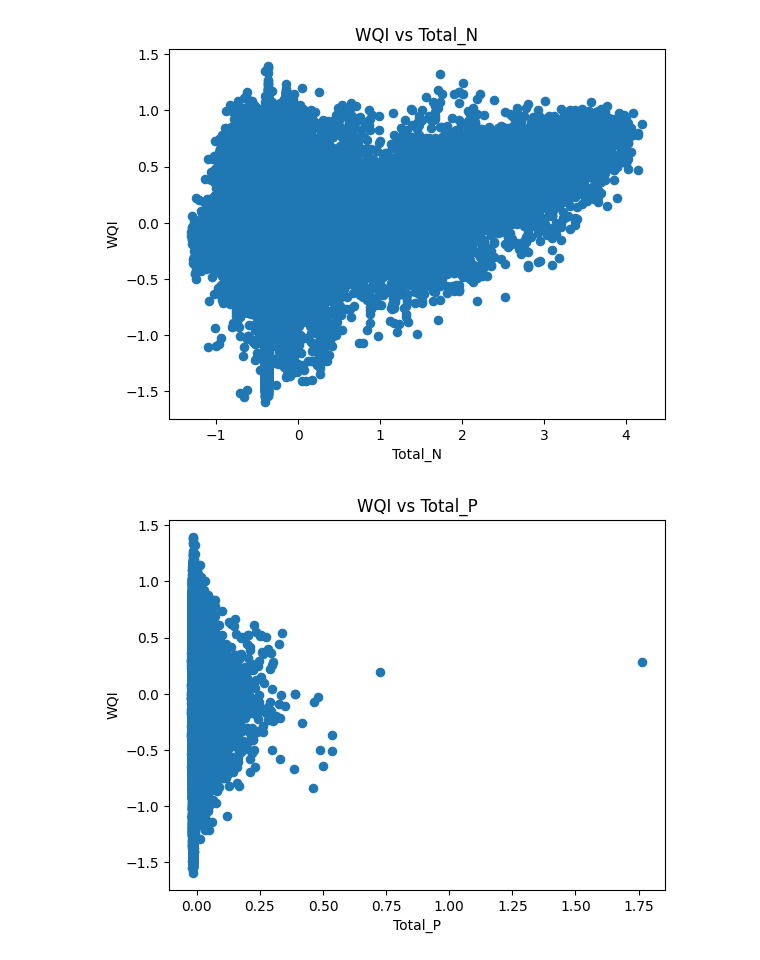
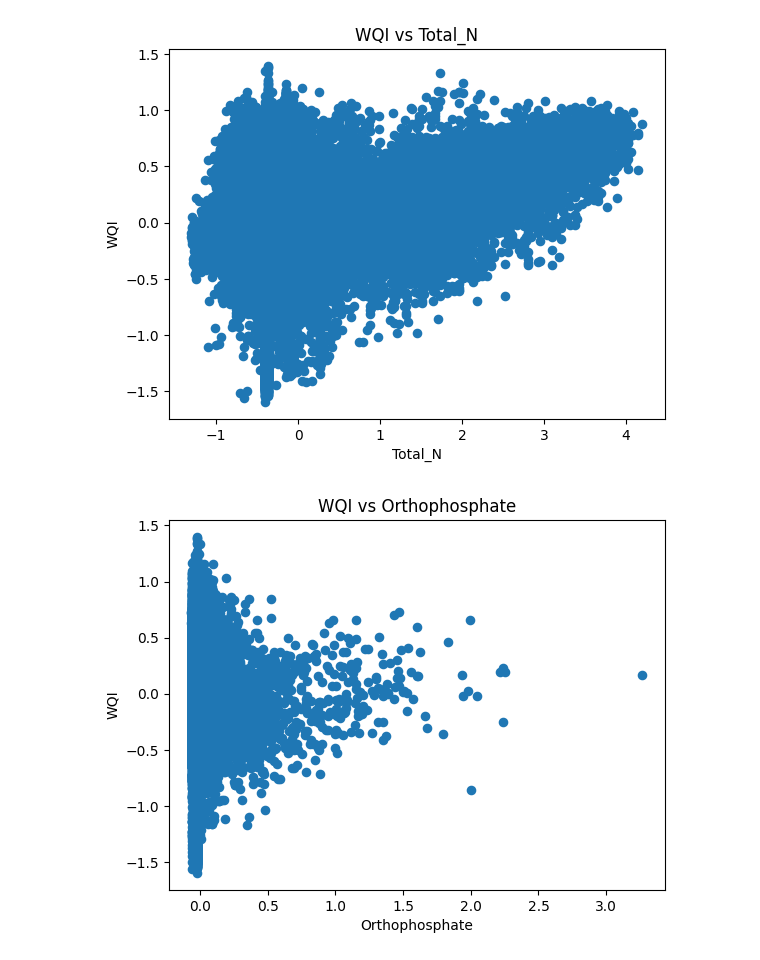
Before and after one commit to Kosiibebugwu/water-quality-ml, a Jupyter notebook: Da&DmRegression.ipynb, the cells around one changed output. Saved outputs shown, nothing was run; the diff lists cells and outputs as text; code cells hidden in the pictures.

```diff
--- a/Da&DmRegression.ipynb
+++ b/Da&DmRegression.ipynb
@@ -10,7 +10,7 @@ import statsmodels.formula.api as smf
 from statsmodels.stats.outliers_influence import variance_inflation_factor
 from statsmodels.stats.stattools import durbin_watson
 # %%
-df = pd.read_csv("/content/water-quality-nooutliers.csv")
+df = pd.read_csv("/content/water-quality-FINAL-cleaned.csv")
 # %%
 #MLR analysis
 import statsmodels.api as sm
@@ -63,12 +62,11 @@ df["WQI"] = (
     df['DO'] * .26 +
     df['Conductivity'] * .11 +
     df['Temperature'] * .15 +
-    df['Total_N'] * .15 +
-    df['Total_P'] * .15
-)
+    df['Orthophosphate'] * .15 +
+    df['Total_N'] * .15)
 # %%
 target = "WQI"
-predictors = ["pH", "DO", "Conductivity", "Total_N", "Total_P"]
+predictors = ["pH", "DO", "Conductivity", "Total_N", "Orthophosphate"]
 
 for col in predictors:
     plt.figure()
@@ -83,5 +81,5 @@ for col in predictors:
-[figure, old version]
+[figure, new version]
-[figure, old version]
+[figure, new version]
 # %%
 X = sm.add_constant(df[predictors])
 y = df[target]
```
Also changed, not shown: parts of 9 cells of this notebook.
